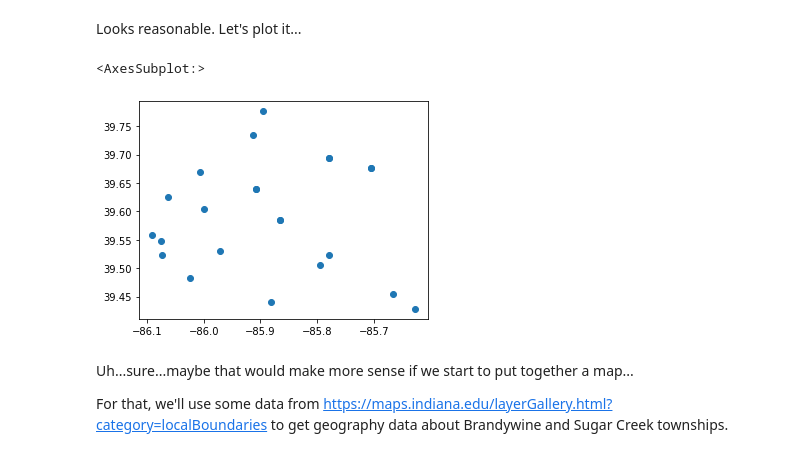
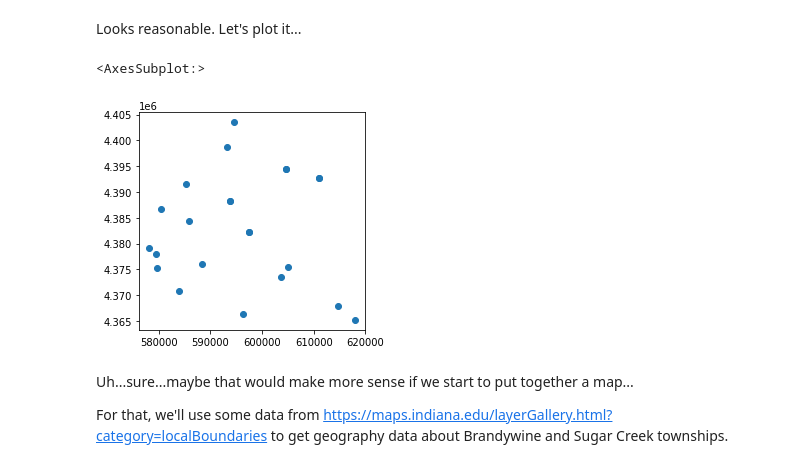
Before and after one commit to trimble/fire_geozones, a Jupyter notebook: Geos.ipynb, the cells around one changed output. Saved outputs shown, nothing was run; the diff lists cells and outputs as text; code cells hidden in the pictures.

```diff
--- a/Geos.ipynb
+++ b/Geos.ipynb
@@ -115,12 +115,13 @@ Looks reasonable. Let's plot it...
 # %%
 import geopandas as gpd
 
 engines = get_engines()
-enginelocs = gpd.GeoDataFrame(engines, geometry=gpd.points_from_xy(engines.lon, engines.lat))
+enginelocs = gpd.GeoDataFrame(engines, geometry=gpd.points_from_xy(engines.lon, engines.lat), crs="EPSG:4326")
+enginelocs = enginelocs.to_crs(epsg='26916')
 enginelocs.plot()
 # %% [output]
 <AxesSubplot:>
-[figure, old version]
+[figure, new version]
 # %% [markdown]
 Uh...sure...maybe that would make more sense if we start to put together a map...
 
```
Also changed, not shown: parts of 11 cells of this notebook.
